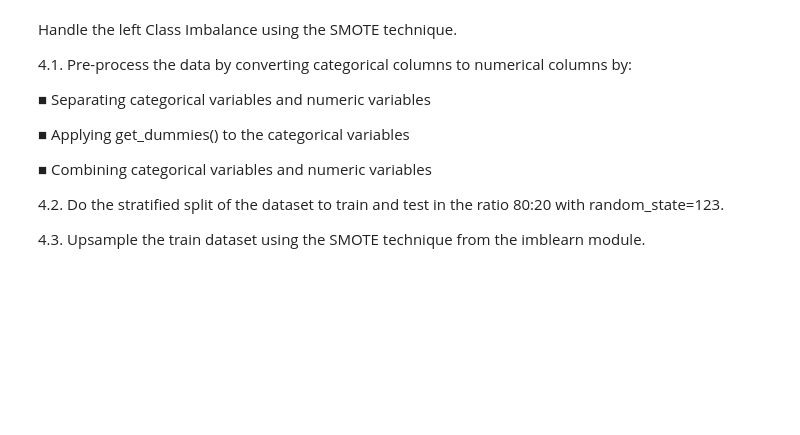
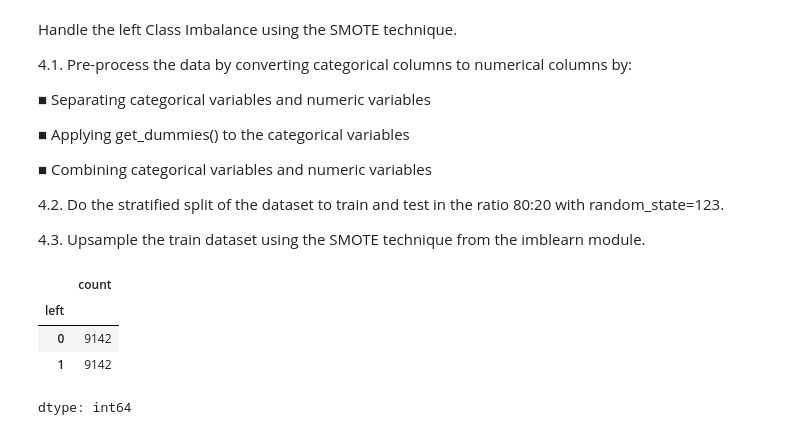
Before and after one commit to agarwalpratik/aiml, a Jupyter notebook: Employee_Turnover_Analytics.ipynb, the cells around one changed output. Saved outputs shown, nothing was run; the diff lists cells and outputs as text; code cells hidden in the pictures; blank space fills up the shorter version.

```diff
--- a/Employee_Turnover_Analytics.ipynb
+++ b/Employee_Turnover_Analytics.ipynb
@@ -266,3 +266,37 @@ Handle the left Class Imbalance using the SMOTE technique.
 4.2.	Do the stratified split of the dataset to train and test in the ratio 80:20 with random_state=123.
 
 4.3.	Upsample the train dataset using the SMOTE technique from the imblearn module.
+# %%
+from sklearn.model_selection import train_test_split
+from imblearn.over_sampling import SMOTE
+import pandas as pd
+
+# 4.1 Pre-process the data
+# Separate categorical and numerical variables
+categorical_vars = ['sales', 'salary']
+numeric_vars = ['satisfaction_level', 'last_evaluation', 'number_project', 'average_montly_hours', 'time_spend_company', 'Work_accident', 'promotion_last_5years']
+
+# Convert categorical variables to dummy/indicator variables
+data_categorical = pd.get_dummies(data[categorical_vars], drop_first=True)
+
+# Combine categorical and numeric variables
+data_processed = pd.concat([data[numeric_vars], data_categorical, data['left']], axis=1)
+
+# 4.2 Stratified split of the dataset to train (80%) and test (20%) sets
+X = data_processed.drop('left', axis=1)
+y = data_processed['left']
+
+X_train, X_test, y_train, y_test = train_test_split(X, y, test_size=0.2, random_state=123, stratify=y)
+
+# 4.3 Upsample the training dataset using SMOTE
+smote = SMOTE(random_state=123)
+X_train_smote, y_train_smote = smote.fit_resample(X_train, y_train)
+
+# Checking the class distribution after applying SMOTE
+y_train_smote.value_counts()
+# %% [output]
+|  | count |
+| left |  |
+| 0 | 9142 |
+| 1 | 9142 |
+dtype: int64
```
Also changed, not shown: parts of 9 cells of this notebook.
